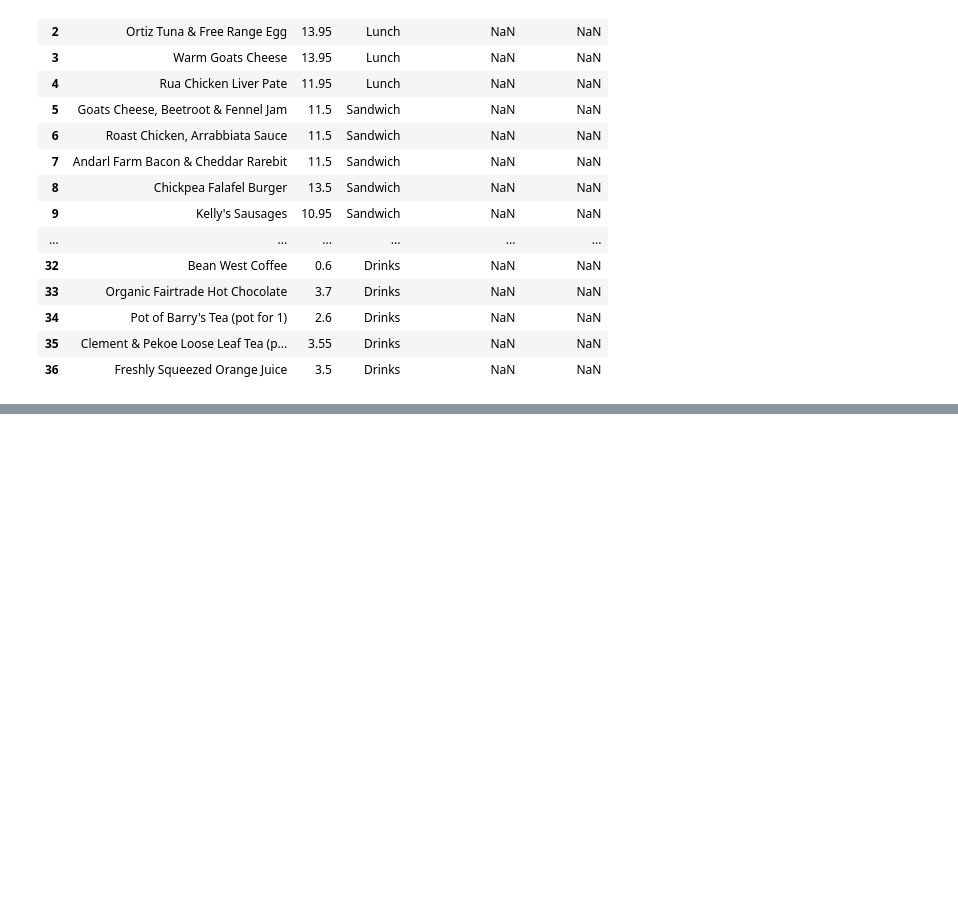
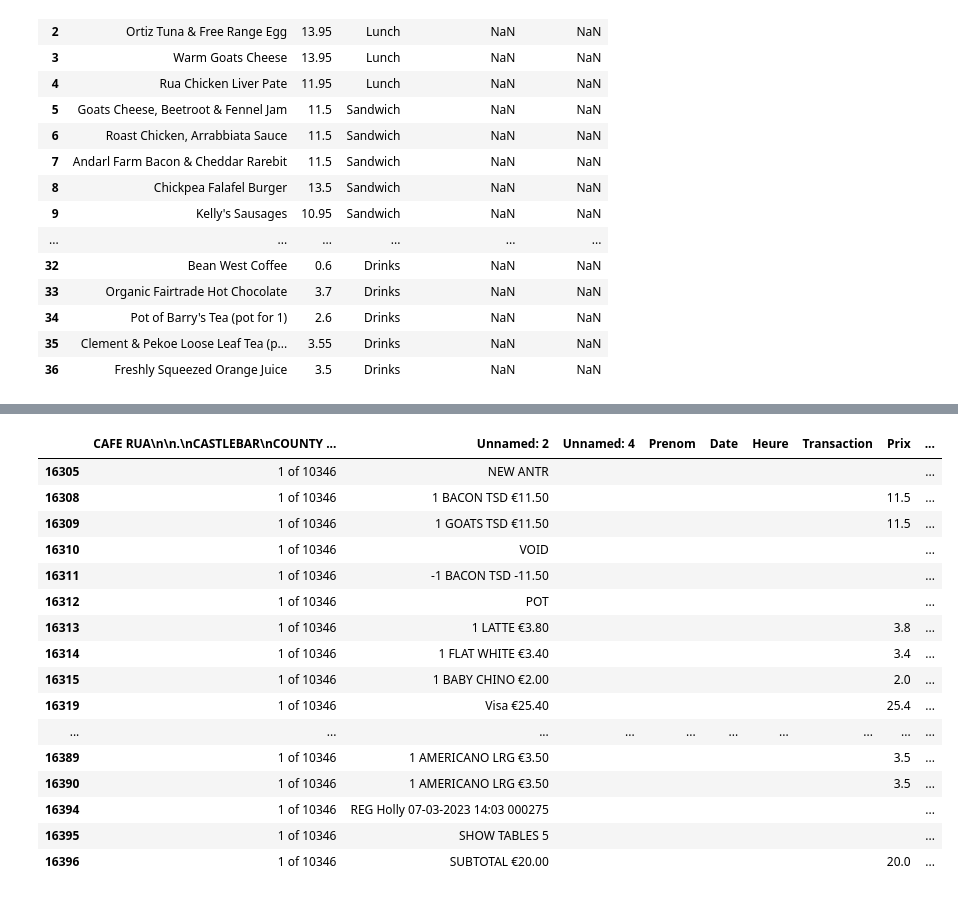
Before and after one commit to charlesdaigre/project_lewagon_rua, a Jupyter notebook: Untitled2.ipynb, the cells around one changed output, grey strips where cells are left out. Cells and saved outputs as stored; diff of their text form; code cells hidden in the pictures; blank space fills up the shorter version.

```diff
--- a/Untitled2.ipynb
+++ b/Untitled2.ipynb
@@ -479,0 +815,35 @@ df_rua.to_csv('rua_2023_clean_v3.csv', index=False)
+# %%
+#supprimer les ligne No
+df_rua = df_rua[~df_rua['Unnamed: 2'].str.contains('No', na=False)]
+# %%
+#supprimer les lignes HOLD
+df_rua = df_rua[~df_rua['Unnamed: 2'].str.contains('HOLD', na=False)]
+# %%
+#supprimer les lignes SHOW TABLES
+df_rua = df_rua[~df_rua['Unnamed: 2'].str.contains('SHOW TABLES ', na=False)]
+# %%
+#mettre vrai prix dans colonne total transaction
+df_rua['Total Transaction'] = pd.to_numeric(df_rua['Total Transaction'], errors='coerce')
+
+
+df_rua['Total Transaction'] = df_rua['Total Transaction'] * 100
+# %%
+df_rua.iloc[9000:9050]
+# %% [output]
+|  | CAFE RUA\n\n.\nCASTLEBAR\nCOUNTY ... | Unnamed: 2 | Unnamed: 4 | Prenom | Date | Heure | Transaction | Prix | ... |
+| 16305 | 1 of 10346 | NEW ANTR |  |  |  |  |  |  | ... |
+| 16308 | 1 of 10346 | 1 BACON TSD €11.50 |  |  |  |  |  | 11.5 | ... |
+| 16309 | 1 of 10346 | 1 GOATS TSD €11.50 |  |  |  |  |  | 11.5 | ... |
+| 16310 | 1 of 10346 | VOID |  |  |  |  |  |  | ... |
+| 16311 | 1 of 10346 | -1 BACON TSD -11.50 |  |  |  |  |  |  | ... |
+| 16312 | 1 of 10346 | POT |  |  |  |  |  |  | ... |
+| 16313 | 1 of 10346 | 1 LATTE €3.80 |  |  |  |  |  | 3.8 | ... |
+| 16314 | 1 of 10346 | 1 FLAT WHITE €3.40 |  |  |  |  |  | 3.4 | ... |
+| 16315 | 1 of 10346 | 1 BABY CHINO €2.00 |  |  |  |  |  | 2.0 | ... |
+| 16319 | 1 of 10346 | Visa €25.40 |  |  |  |  |  | 25.4 | ... |
+| ... | ... | ... | ... | ... | ... | ... | ... | ... | ... |
+| 16389 | 1 of 10346 | 1 AMERICANO LRG €3.50 |  |  |  |  |  | 3.5 | ... |
+| 16390 | 1 of 10346 | 1 AMERICANO LRG €3.50 |  |  |  |  |  | 3.5 | ... |
+| 16394 | 1 of 10346 | REG Holly 07-03-2023 14:03 000275 |  |  |  |  |  |  | ... |
+| 16395 | 1 of 10346 | SHOW TABLES 5 |  |  |  |  |  |  | ... |
+| 16396 | 1 of 10346 | SUBTOTAL €20.00 |  |  |  |  |  | 20.0 | ... |
```
Also changed, not shown: parts of 15 cells of this notebook.
